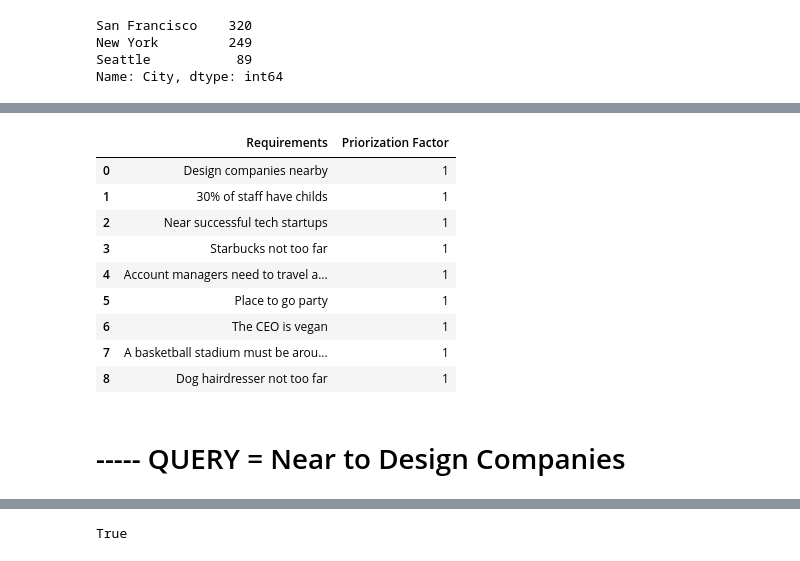
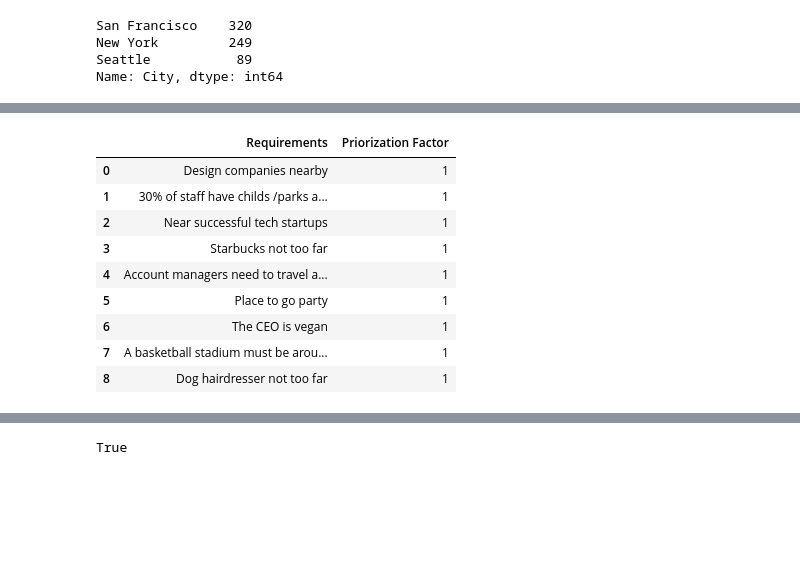
Before and after one commit to jmedina237/project3_GEO, a Jupyter notebook: project3_JOAQUIN.ipynb, the cells around one changed output, grey strips where cells are left out. Drawn from its saved outputs; the diff is of its cells as text; code cells hidden in the pictures; blank space fills up the shorter version.

```diff
--- a/project3_JOAQUIN.ipynb
+++ b/project3_JOAQUIN.ipynb
@@ -192,25 +242,25 @@ Aggregate and explore by: doing geoqueries
 Visualize using maps :mapamundi:'''
 # %%
 data = {'Requirements ':   ['Design companies nearby',
-                            '30% of staff have childs /parks and schools nearby/,
+                            '30% of staff have childs /parks and schools nearby/',
                             'Near successful tech startups',
                             'Starbucks not too far',
                             'Account managers need to travel a lot',
                             'Place to go party',
                             'The CEO is vegan',
                             'A basketball stadium must be around 10 Km',
                             'Dog hairdresser not too far'],
 
         'Priorization Factor': [1, 1, 1, 1, 1, 1, 1, 1, 1]}
 
 
 
 df_info = pd.DataFrame(data)
 df_info
 # %% [output]
 |  | Requirements | Priorization Factor |
 | 0 | Design companies nearby | 1 |
-| 1 | 30% of staff have childs | 1 |
+| 1 | 30% of staff have childs /parks a... | 1 |
 | 2 | Near successful tech startups | 1 |
 | 3 | Starbucks not too far | 1 |
 | 4 | Account managers need to travel a... | 1 |
@@ -218,5 +268,3 @@ df_info
 | 6 | The CEO is vegan | 1 |
 | 7 | A basketball stadium must be arou... | 1 |
 | 8 | Dog hairdresser not too far | 1 |
-# %% [markdown]
-# ----- QUERY = Near to Design Companies
```
Also changed, not shown: parts of 117 cells of this notebook.
